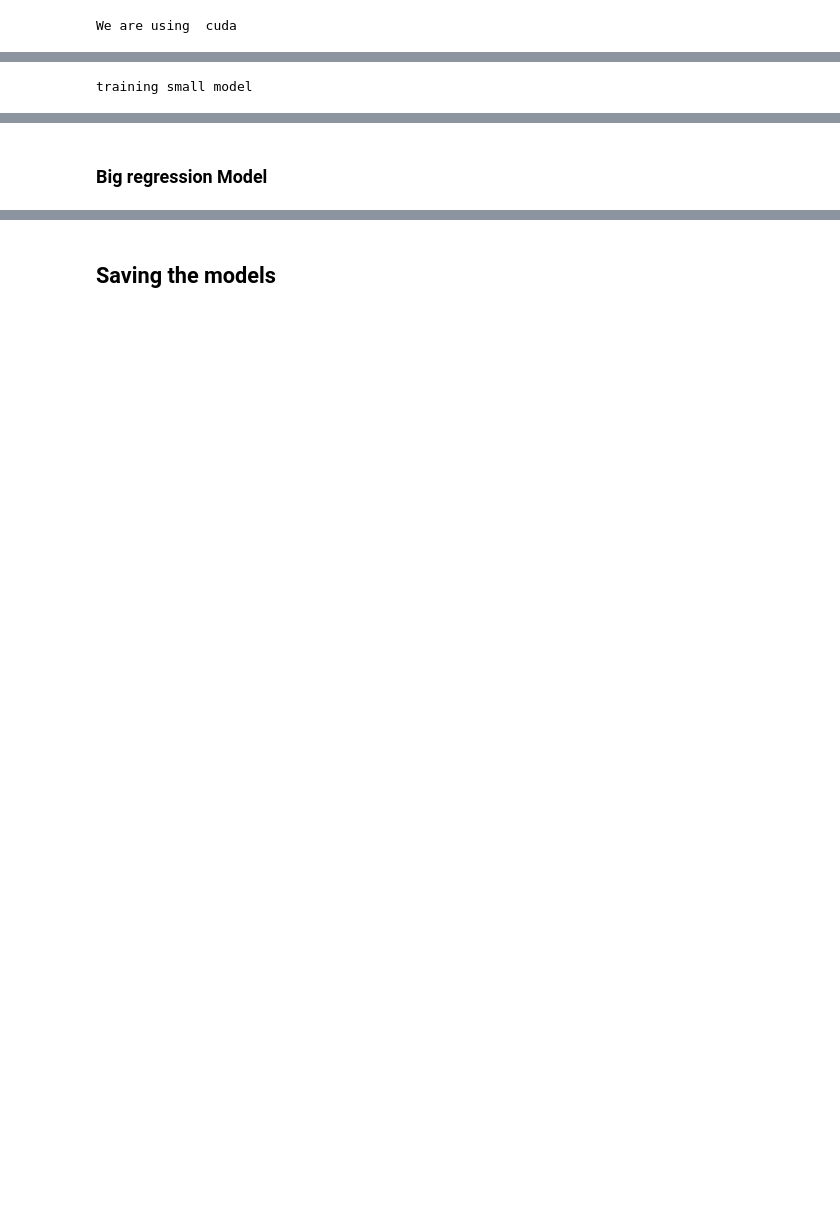
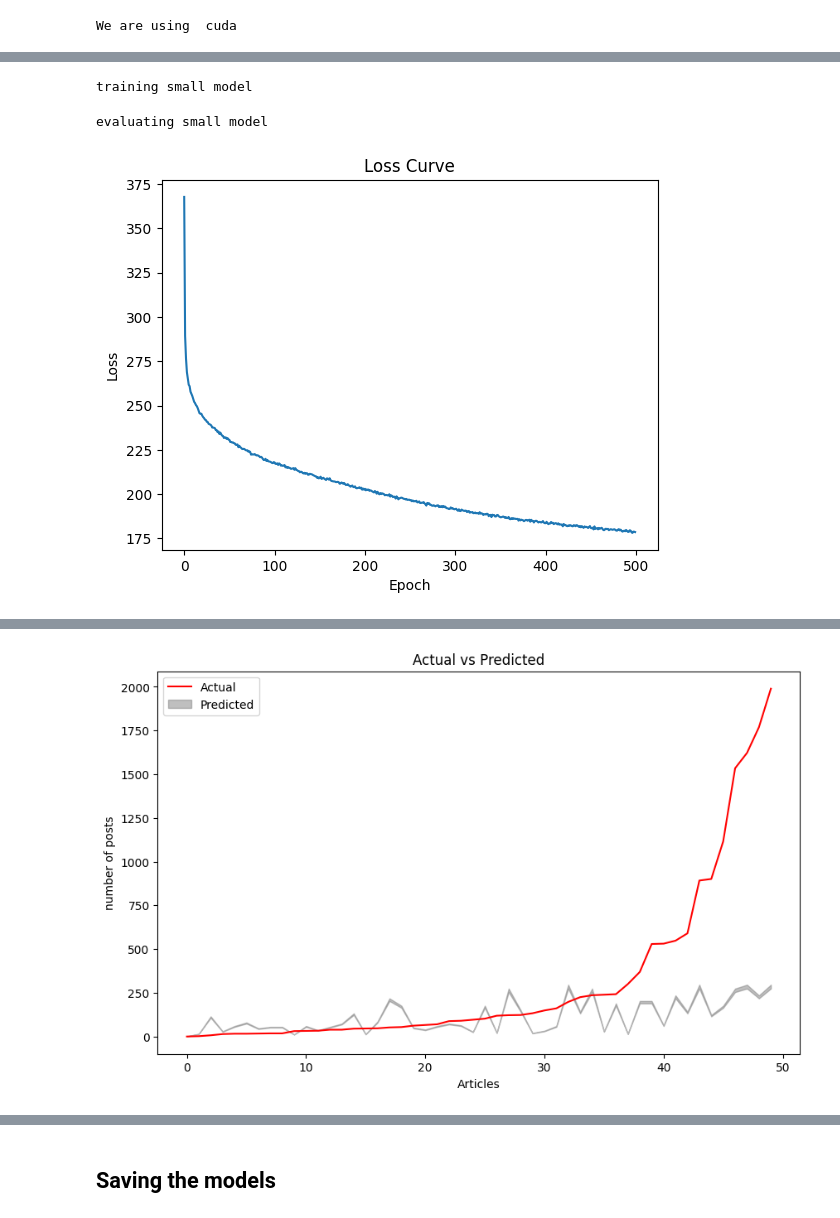
Before and after one commit to pastra98/AI_Lab, a Jupyter notebook: assignment/machine_learning.ipynb, the cells around one changed output, grey strips where cells are left out. Drawn from its saved outputs; the diff is of its cells as text; code cells hidden in the pictures; blank space fills up the shorter version.

```diff
--- a/assignment/machine_learning.ipynb
+++ b/assignment/machine_learning.ipynb
@@ -236,12 +313,14 @@ test_date = datetime.now() - timedelta(days=7)
 # %%
 small_model = RegressionNN(
     drop = 0.3,
     layer_sizes = [303, 128, 64]
     ).to(my_device)
 
 print('training small model')
-small_losses = train(small_model, epochs=10, learning_rate=0.001)
+small_losses = train(small_model, epochs=500, learning_rate=0.0001)
 print('evaluating small model')
 eval_trained_model(small_model, small_losses, test_date)
 # %% [output]
 training small model
+evaluating small model
+[figure, added]
@@ -247,0 +328 @@ training small model
+[figure, added]
@@ -248,2 +348,0 @@ training small model
-# %% [markdown]
-### Big regression Model
```
Also changed, not shown: parts of 30 cells of this notebook.
